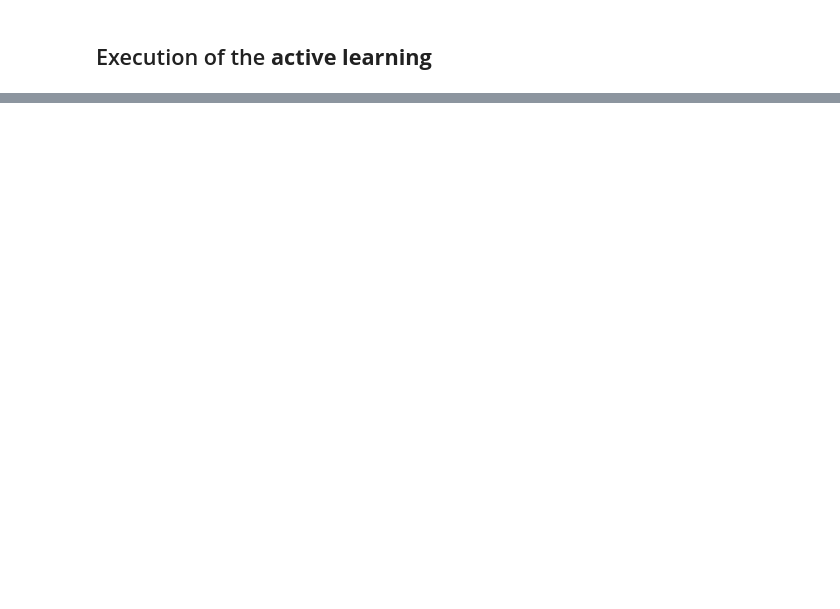
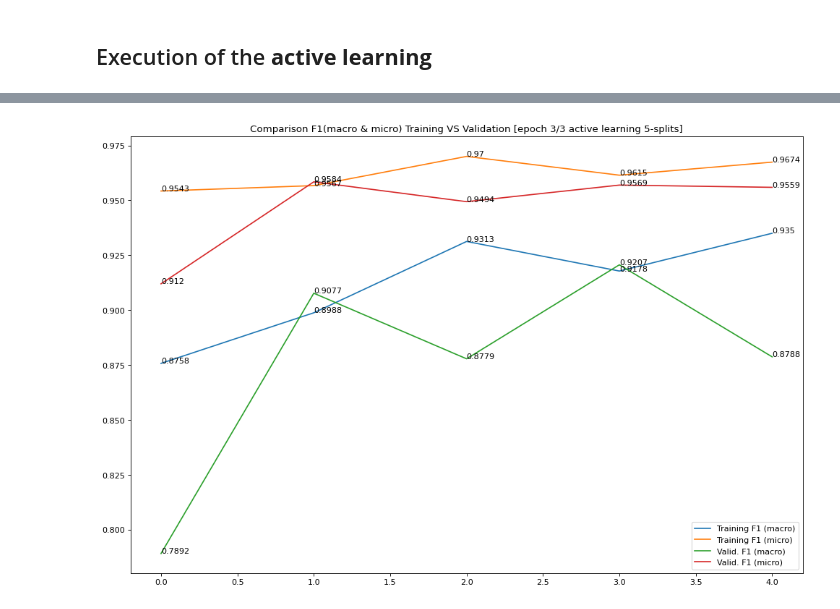
Before and after one commit to IsaacOlguin/AutomatedTraumaDetectionInGCT, a Jupyter notebook: 06_ActiveLearning.ipynb, the cells around one changed output, grey strips where cells are left out. Saved outputs shown, nothing was run; the diff lists cells and outputs as text; code cells hidden in the pictures; blank space fills up the shorter version.

```diff
--- a/06_ActiveLearning.ipynb
+++ b/06_ActiveLearning.ipynb
@@ -62,0 +162,10 @@ DEBUG:__main__:=================================================================
+# %%
+columns_of_interest = ["Training F1 (macro)", "Training F1 (micro)",
+                       "Valid. F1 (macro)", "Valid. F1 (micro)"]
+
+draw_statistics_spec_epoch(df_5_split, columns_of_interest, epoch=3,
+                           withLabelsInPlot=True, _loc="lower right",
+                           showPlot=True, showScatter=True,
+                           _title="Comparison F1(macro & micro) Training VS Validation [epoch 3/3 active learning 5-splits]")
+# %% [output]
+[figure, added]
```
Also changed, not shown: parts of 17 cells of this notebook.
